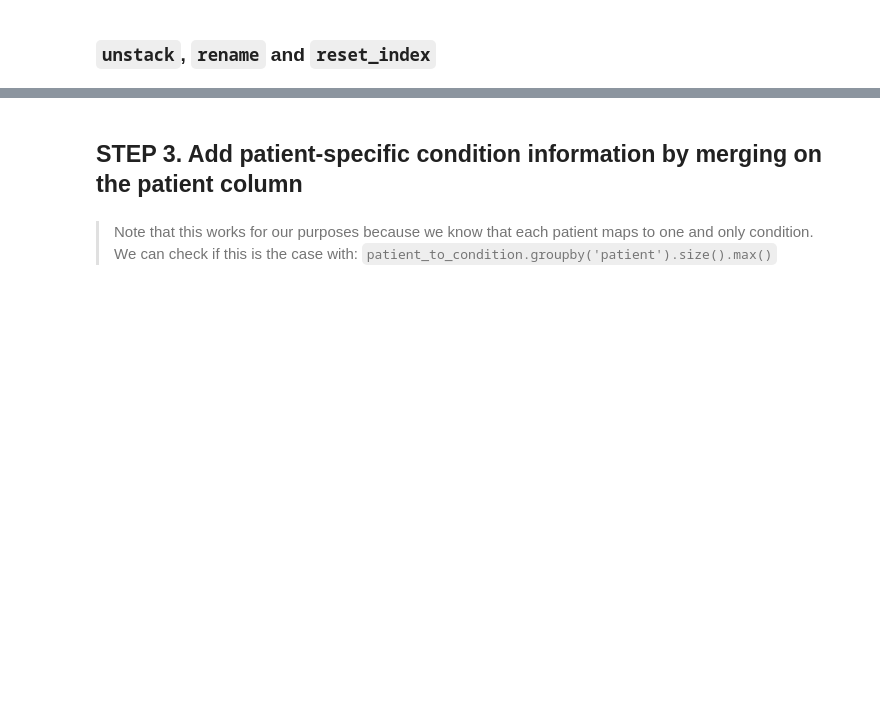
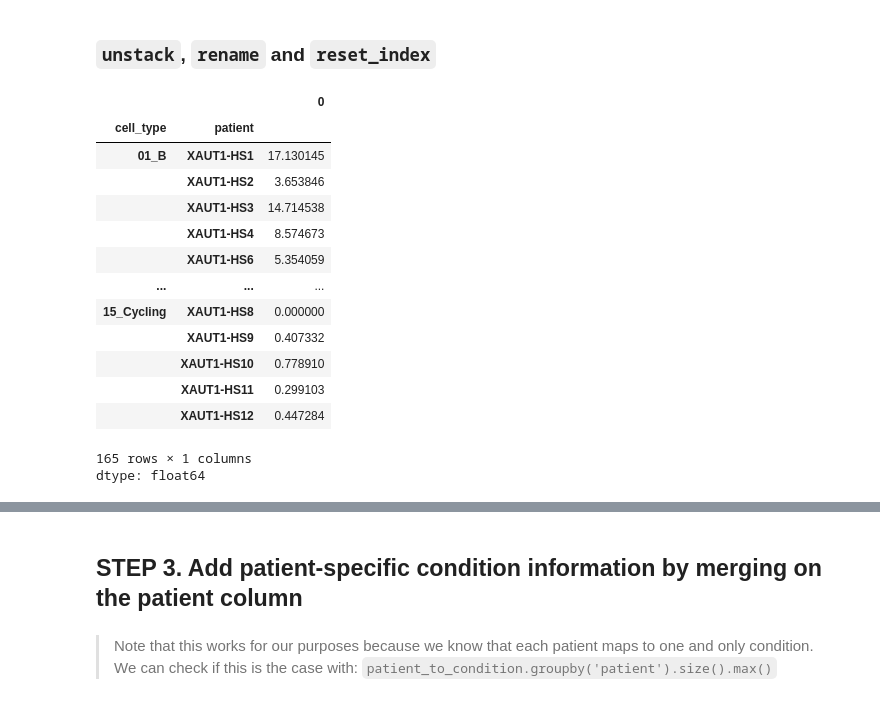
Before and after one commit to dangcait/cdang_225A, a Jupyter notebook: dang_bms225a_ds_workshop2_student_notebook.ipynb, the cells around one changed output, grey strips where cells are left out. Drawn from its saved outputs; the diff is of its cells as text; code cells hidden in the pictures; blank space fills up the shorter version.

```diff
--- a/dang_bms225a_ds_workshop2_student_notebook.ipynb
+++ b/dang_bms225a_ds_workshop2_student_notebook.ipynb
@@ -319,3 +320,21 @@ cell_type_percentages = cell_type_percentages.unstack()
 
 
 ##############################################################
+# %%
+cell_type_percentages
+# %% [output]
+|  |  | 0 |
+| cell_type | patient |  |
+| 01_B | XAUT1-HS1 | 17.130145 |
+|  | XAUT1-HS2 | 3.653846 |
+|  | XAUT1-HS3 | 14.714538 |
+|  | XAUT1-HS4 | 8.574673 |
+|  | XAUT1-HS6 | 5.354059 |
+| ... | ... | ... |
+| 15_Cycling | XAUT1-HS8 | 0.000000 |
+|  | XAUT1-HS9 | 0.407332 |
+|  | XAUT1-HS10 | 0.778910 |
+|  | XAUT1-HS11 | 0.299103 |
+|  | XAUT1-HS12 | 0.447284 |
+165 rows × 1 columns
+dtype: float64
```
Also changed, not shown: parts of 4 cells of this notebook.
